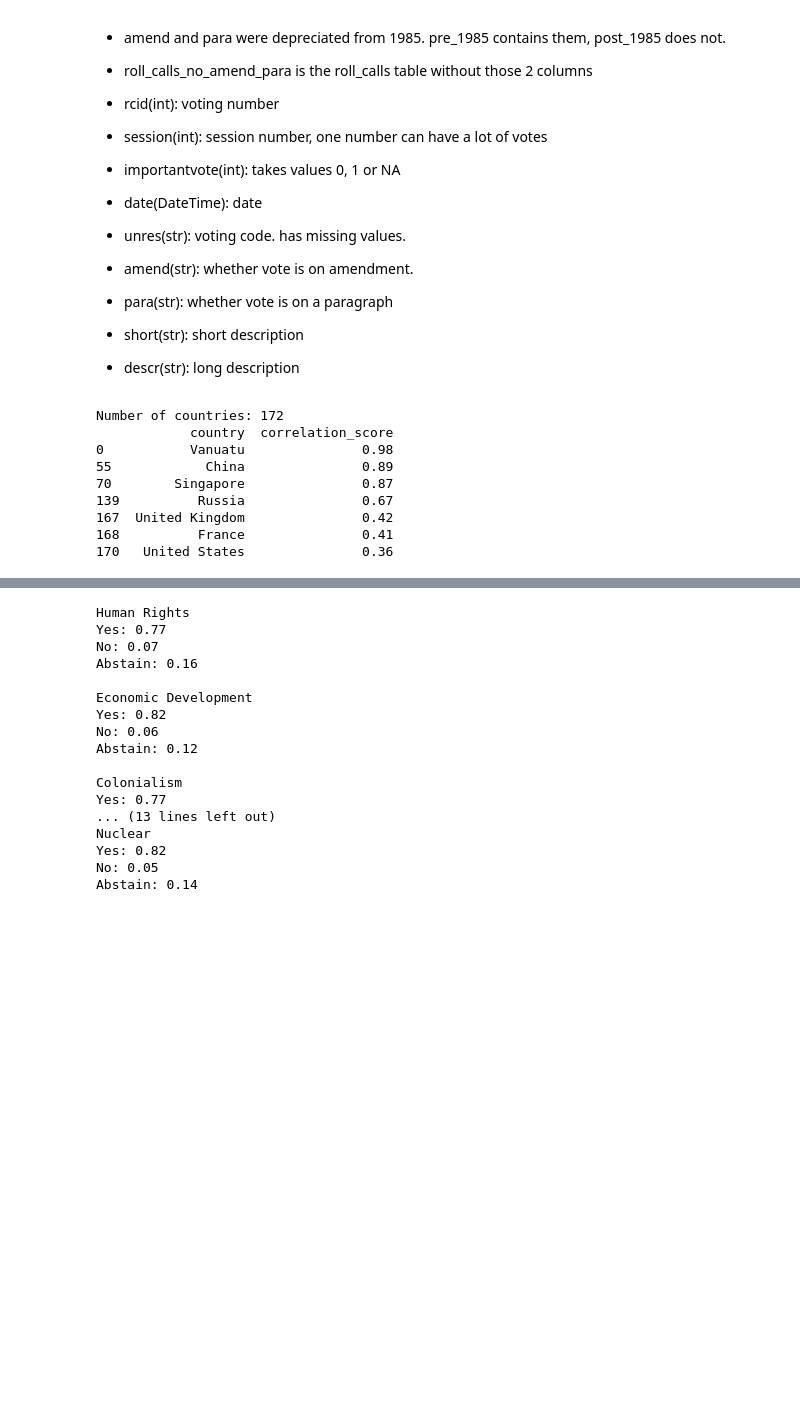
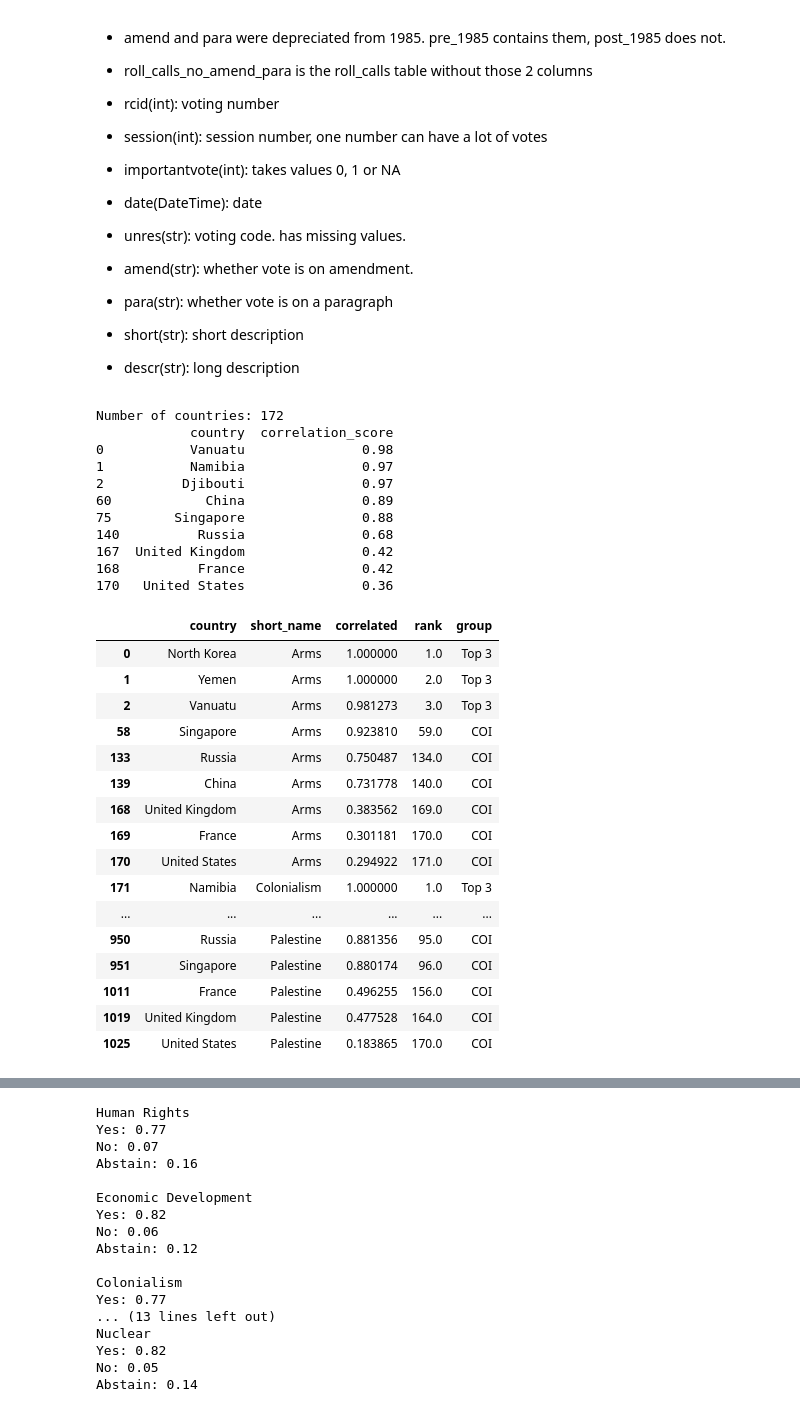
Before and after one commit to averagebonsai/dsa2101-project, a Jupyter notebook: dsaproject.ipynb, the cells around one changed output, grey strips where cells are left out. Drawn from its saved outputs; the diff is of its cells as text; code cells hidden in the pictures; blank space fills up the shorter version.

Commit message:
update correlation logic

```diff
--- a/dsaproject.ipynb
+++ b/dsaproject.ipynb
@@ -256,22 +259,25 @@ rollcall_cold_war = roll_calls[roll_calls['date'].between('1947-03-12', '1991-12
 unvotes = unvotes[unvotes['rcid'].isin(rollcall_cold_war)]
 
 #update unvotes with a column on whether the vote passed or failed
-yes_ratio = ((unvotes['vote'] == 'yes').groupby(unvotes['rcid']).mean())
-unvotes['result'] = unvotes['rcid'].map(yes_ratio >= 0.5).replace({True: 'pass', False: 'fail'})
+yes_ratio = ((unvotes['vote'] == 'yes').groupby(unvotes['rcid']).mean()).rename('yes')
+no_ratio = ((unvotes['vote'] == 'no').groupby(unvotes['rcid']).mean()).rename('no')
+abstain_ratio = ((unvotes['vote'] == 'abstain').groupby(unvotes['rcid']).mean()).rename('abstain')
+ratio = pd.concat([yes_ratio, no_ratio, abstain_ratio], axis = 1) #combine horizontally
+unvotes['majority'] = unvotes['rcid'].map(ratio.idxmax(axis=1)) #returns corresponding index with highest value
 
 #merge with short_name column on issues df
-true_positive_negative = ((unvotes['vote'] == 'yes') & (unvotes['result'] == 'pass') |
-                           (unvotes['vote'] == 'no') & (unvotes['result'] == 'fail')) #returns a Boolean series for each row
-
+correlated = ((unvotes['vote'] == 'yes') & (unvotes['majority'] == 'yes') |
+                           (unvotes['vote'] == 'no') & (unvotes['majority'] == 'no') |
+                           (unvotes['vote'] == 'abstain') & (unvotes['majority'] == 'abstain')) #returns a Boolean series for each row
 
 #obtain correlation score by country across all issues, across all time
-correlation_table = true_positive_negative.groupby(unvotes['country']).mean().reset_index(drop=False).rename(columns={0: 'correlation_score'}).sort_values('correlation_score', ascending=False)
+correlation_table = correlated.groupby(unvotes['country']).mean().reset_index(drop=False).rename(columns={0: 'correlation_score'}).sort_values('correlation_score', ascending=False)
 correlation_table['correlation_score'] = round(correlation_table['correlation_score'], 2)
 correlation_table = correlation_table.reset_index(drop=True)
 print(f"Number of countries: {len(correlation_table)}")
 
 countries_of_interest = ['United States', 'China', 'United Kingdom', 'Russia', 'France', 'Singapore']
-first_entry = correlation_table.head(1)
+first_entry = correlation_table.head(3)
 filtered_table = correlation_table[correlation_table['country'].isin(countries_of_interest)]
 filtered_table_with_first = pd.concat([first_entry, filtered_table], axis = 0)
 
@@ -280,30 +286,50 @@ print(filtered_table_with_first)
 Number of countries: 172
             country  correlation_score
 0           Vanuatu               0.98
-55            China               0.89
-70        Singapore               0.87
-139          Russia               0.67
+1           Namibia               0.97
+2          Djibouti               0.97
+60            China               0.89
+75        Singapore               0.88
+140          Russia               0.68
 167  United Kingdom               0.42
-168          France               0.41
+168          France               0.42
 170   United States               0.36
 # %%
 #Question: For each issue, which country has the highest "success rate" in voting?
 
 #find the rcids for each issue (using merge instead of mapping and for loop)
-unvotes['correlated'] = true_positive_negative
+unvotes['correlated'] = correlated
 unvotes_issues = unvotes.merge(issues, on = 'rcid', how = 'left')
 
 #dataframe with columns: country, issue, score
 country_corr_issues = unvotes_issues.groupby(['country', 'short_name'])[['correlated']].mean().sort_values(['short_name', 'correlated'], ascending = [True, False]).reset_index()
 
 #subsetting top 3 + countries of interest
 country_corr_issues['rank'] = country_corr_issues.groupby('short_name')['correlated'].rank(method = 'first', ascending = False)
 country_corr_issues = country_corr_issues[(country_corr_issues['rank'] <= 3) | (country_corr_issues['country'].isin(countries_of_interest))]
 
 #making top 3 diff colour
 country_corr_issues['group'] = 'COI'
 country_corr_issues.loc[country_corr_issues['rank'] <= 3, 'group'] = 'Top 3'
 country_corr_issues
+# %% [output]
+|  | country | short_name | correlated | rank | group |
+| 0 | North Korea | Arms | 1.000000 | 1.0 | Top 3 |
+| 1 | Yemen | Arms | 1.000000 | 2.0 | Top 3 |
+| 2 | Vanuatu | Arms | 0.981273 | 3.0 | Top 3 |
+| 58 | Singapore | Arms | 0.923810 | 59.0 | COI |
+| 133 | Russia | Arms | 0.750487 | 134.0 | COI |
+| 139 | China | Arms | 0.731778 | 140.0 | COI |
+| 168 | United Kingdom | Arms | 0.383562 | 169.0 | COI |
+| 169 | France | Arms | 0.301181 | 170.0 | COI |
+| 170 | United States | Arms | 0.294922 | 171.0 | COI |
+| 171 | Namibia | Colonialism | 1.000000 | 1.0 | Top 3 |
+| ... | ... | ... | ... | ... | ... |
+| 950 | Russia | Palestine | 0.881356 | 95.0 | COI |
+| 951 | Singapore | Palestine | 0.880174 | 96.0 | COI |
+| 1011 | France | Palestine | 0.496255 | 156.0 | COI |
+| 1019 | United Kingdom | Palestine | 0.477528 | 164.0 | COI |
+| 1025 | United States | Palestine | 0.183865 | 170.0 | COI |
 # %%
 #plot
 col_palette = {
```
Also changed, not shown: parts of 4 cells of this notebook.
